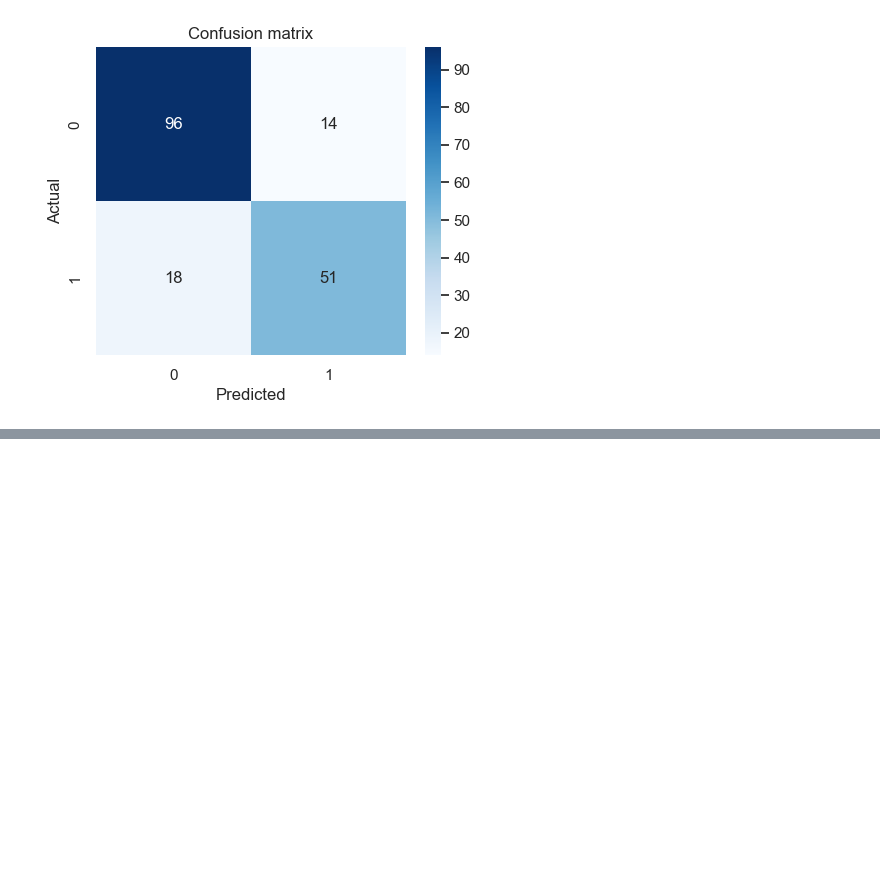
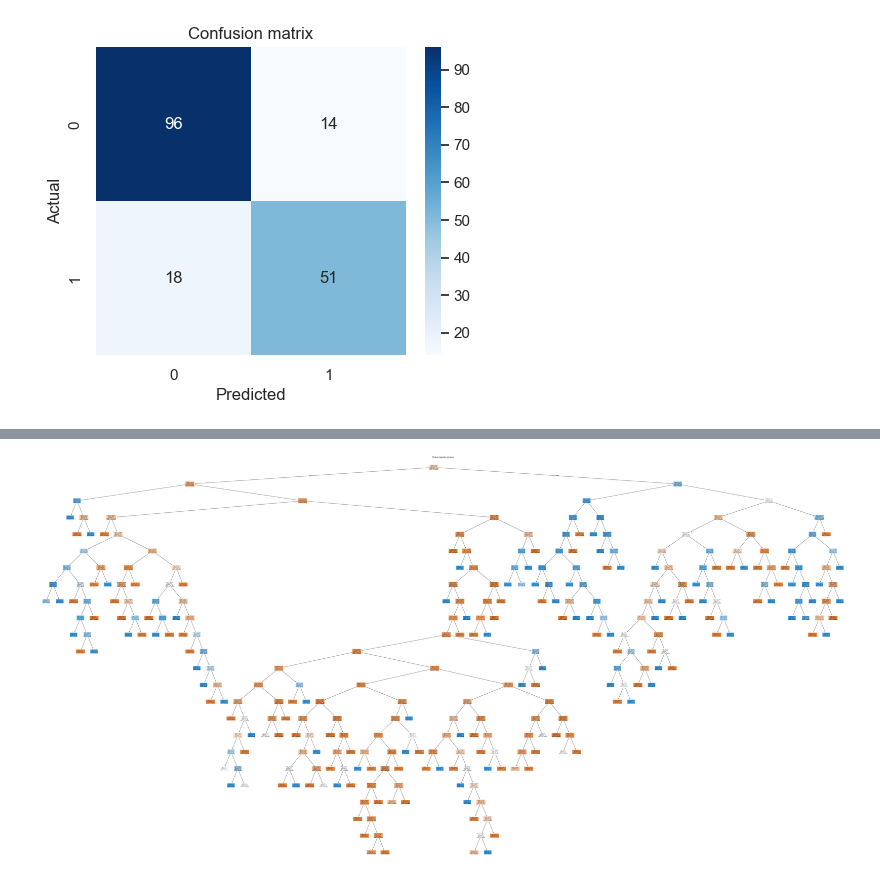
Before and after one commit to tiroeson4/lab4DM, a Jupyter notebook: lab4DM.ipynb, the cells around one changed output, grey strips where cells are left out. Saved outputs shown, nothing was run; the diff lists cells and outputs as text; code cells hidden in the pictures; blank space fills up the shorter version.

```diff
--- a/lab4DM.ipynb
+++ b/lab4DM.ipynb
@@ -195,0 +266,16 @@ weighted avg     0.8199    0.8212    0.8202       179
+# %%
+plt.figure(figsize=(80, 40))
+
+plot_tree(
+    clf,
+    feature_names=X_train.columns,
+    class_names=['Не вижив', 'Вижив'],
+    filled=True,
+    rounded=True,
+    fontsize=6
+)
+
+plt.title('Повне дерево рішень')
+plt.show()
+# %% [output]
+[figure, added]
```
Also changed, not shown: parts of 7 cells of this notebook.
